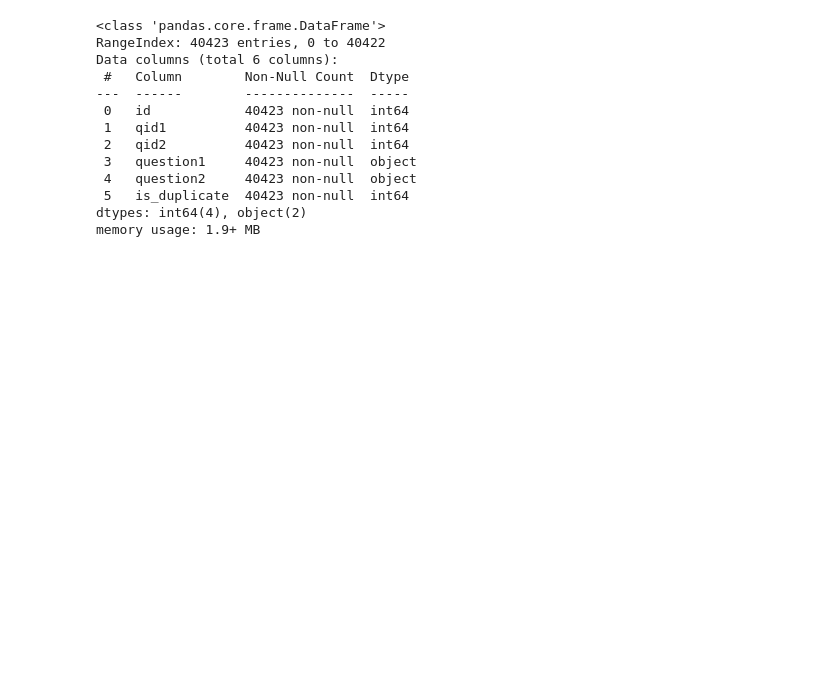
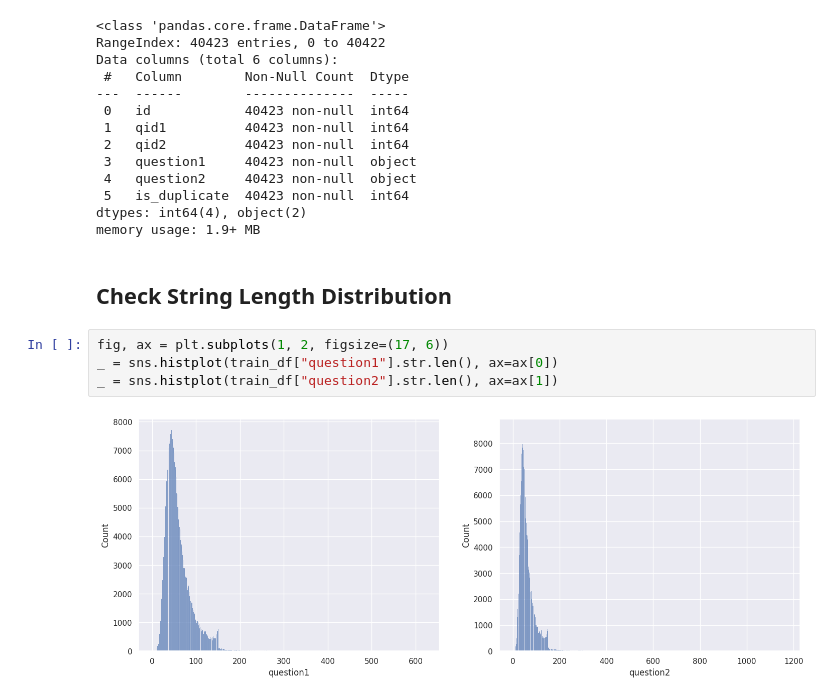
Before and after one commit to aman-chauhan/Quora-Question-Pair, a Jupyter notebook: eda.ipynb, the cells around one changed output. Cells and saved outputs as stored; diff of their text form; blank space fills up the shorter version.

Commit message:
update string length checks

```diff
--- a/eda.ipynb
+++ b/eda.ipynb
@@ -409,3 +409,11 @@ Data columns (total 6 columns):
  5   is_duplicate  40423 non-null  int64
 dtypes: int64(4), object(2)
 memory usage: 1.9+ MB
+# %% [markdown]
+## Check String Length Distribution
+# %%
+fig, ax = plt.subplots(1, 2, figsize=(17, 6))
+_ = sns.histplot(train_df["question1"].str.len(), ax=ax[0])
+_ = sns.histplot(train_df["question2"].str.len(), ax=ax[1])
+# %% [output]
+[figure, added]
```
Also changed, not shown: parts of 6 cells of this notebook.
